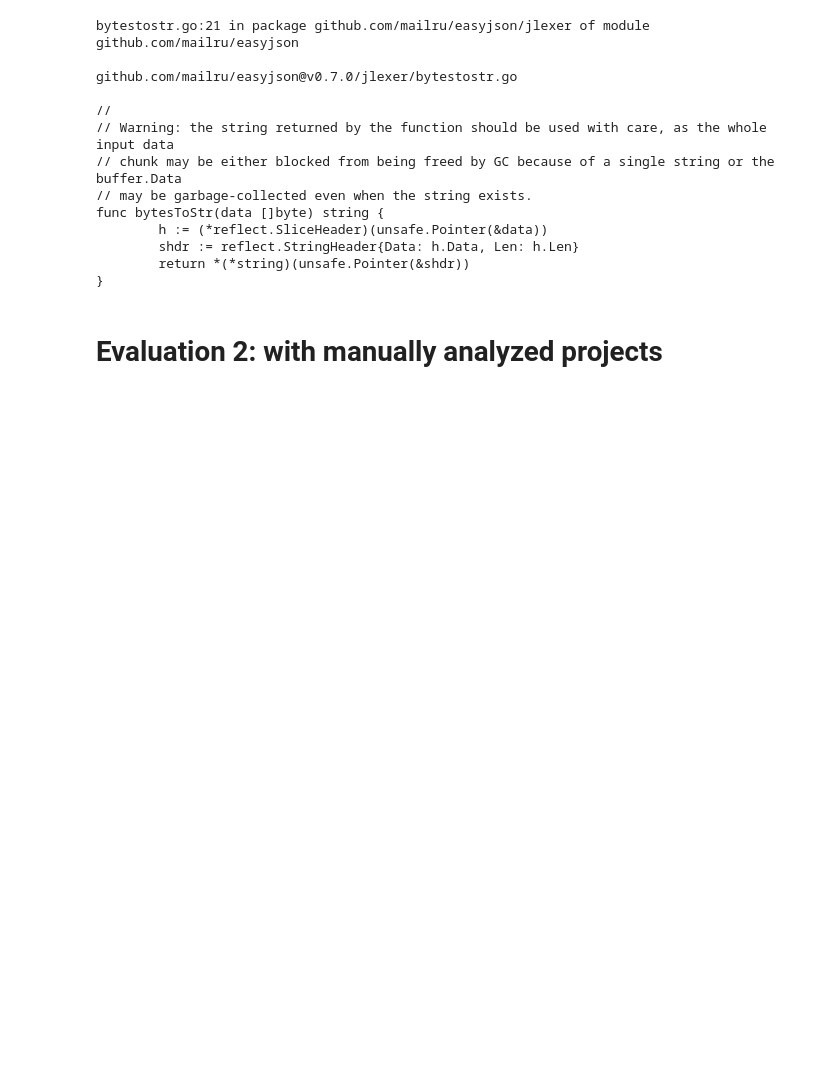
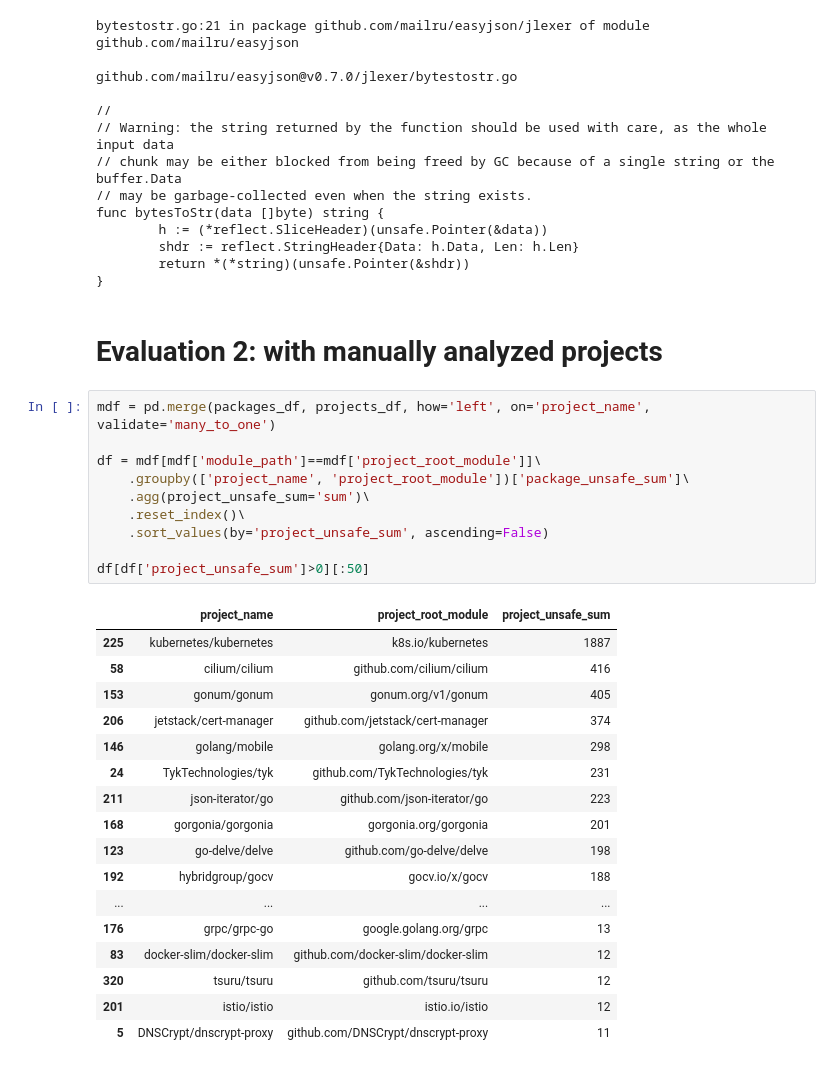
Before and after one commit to jlauinger/master-of-science, a Jupyter notebook: code/data-survey/analysis/go-safer-evaluation.ipynb, the cells around one changed output. Drawn from its saved outputs; the diff is of its cells as text; blank space fills up the shorter version.

```diff
--- a/code/data-survey/analysis/go-safer-evaluation.ipynb
+++ b/code/data-survey/analysis/go-safer-evaluation.ipynb
@@ -46,3 +46,31 @@ func bytesToStr(data []byte) string {
 }
 # %% [markdown]
 # Evaluation 2: with manually analyzed projects
+# %%
+mdf = pd.merge(packages_df, projects_df, how='left', on='project_name', validate='many_to_one')
+
+df = mdf[mdf['module_path']==mdf['project_root_module']]\
+    .groupby(['project_name', 'project_root_module'])['package_unsafe_sum']\
+    .agg(project_unsafe_sum='sum')\
+    .reset_index()\
+    .sort_values(by='project_unsafe_sum', ascending=False)
+
+df[df['project_unsafe_sum']>0][:50]
+# %% [output]
+|  | project_name | project_root_module | project_unsafe_sum |
+| 225 | kubernetes/kubernetes | k8s.io/kubernetes | 1887 |
+| 58 | cilium/cilium | github.com/cilium/cilium | 416 |
+| 153 | gonum/gonum | gonum.org/v1/gonum | 405 |
+| 206 | jetstack/cert-manager | github.com/jetstack/cert-manager | 374 |
+| 146 | golang/mobile | golang.org/x/mobile | 298 |
+| 24 | TykTechnologies/tyk | github.com/TykTechnologies/tyk | 231 |
+| 211 | json-iterator/go | github.com/json-iterator/go | 223 |
+| 168 | gorgonia/gorgonia | gorgonia.org/gorgonia | 201 |
+| 123 | go-delve/delve | github.com/go-delve/delve | 198 |
+| 192 | hybridgroup/gocv | gocv.io/x/gocv | 188 |
+| ... | ... | ... | ... |
+| 176 | grpc/grpc-go | google.golang.org/grpc | 13 |
+| 83 | docker-slim/docker-slim | github.com/docker-slim/docker-slim | 12 |
+| 320 | tsuru/tsuru | github.com/tsuru/tsuru | 12 |
+| 201 | istio/istio | istio.io/istio | 12 |
+| 5 | DNSCrypt/dnscrypt-proxy | github.com/DNSCrypt/dnscrypt-proxy | 11 |
```
Also changed, not shown: parts of 13 cells of this notebook, 1 other file.
